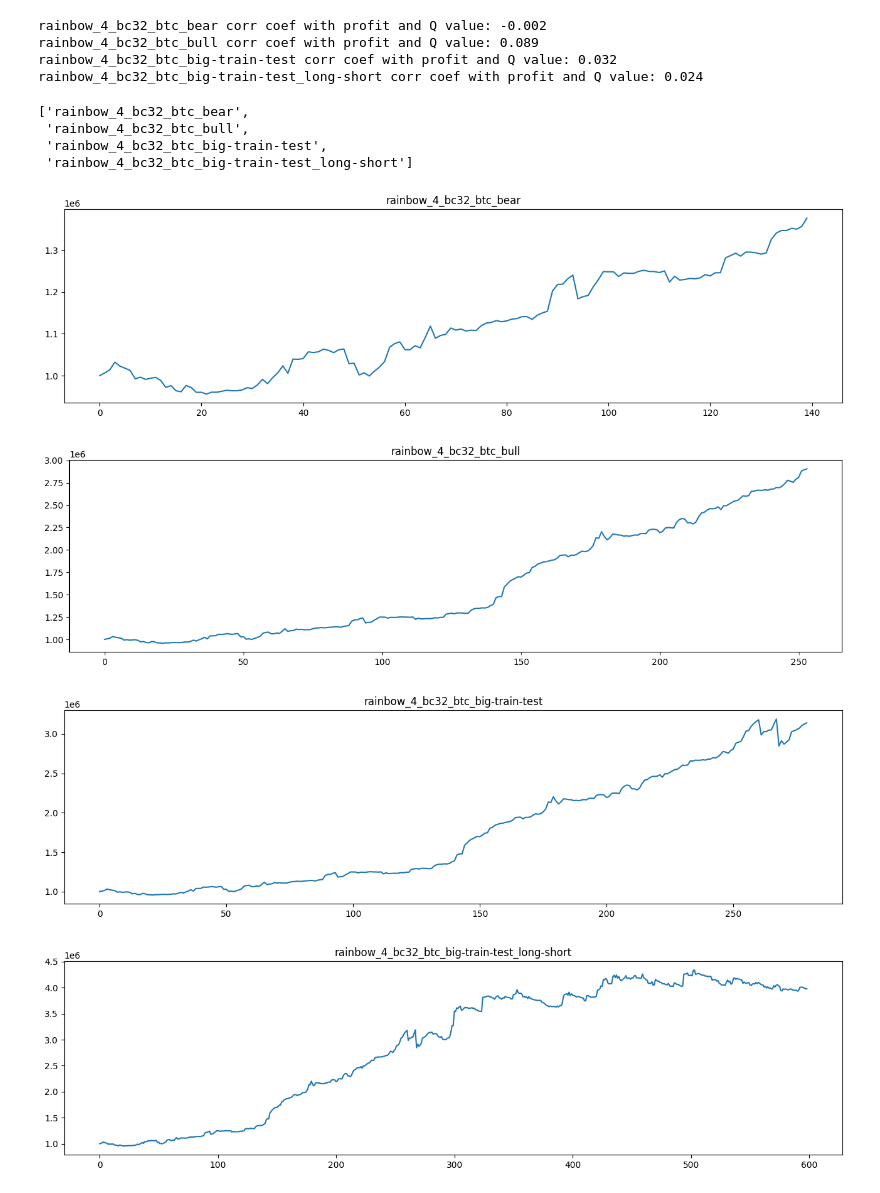
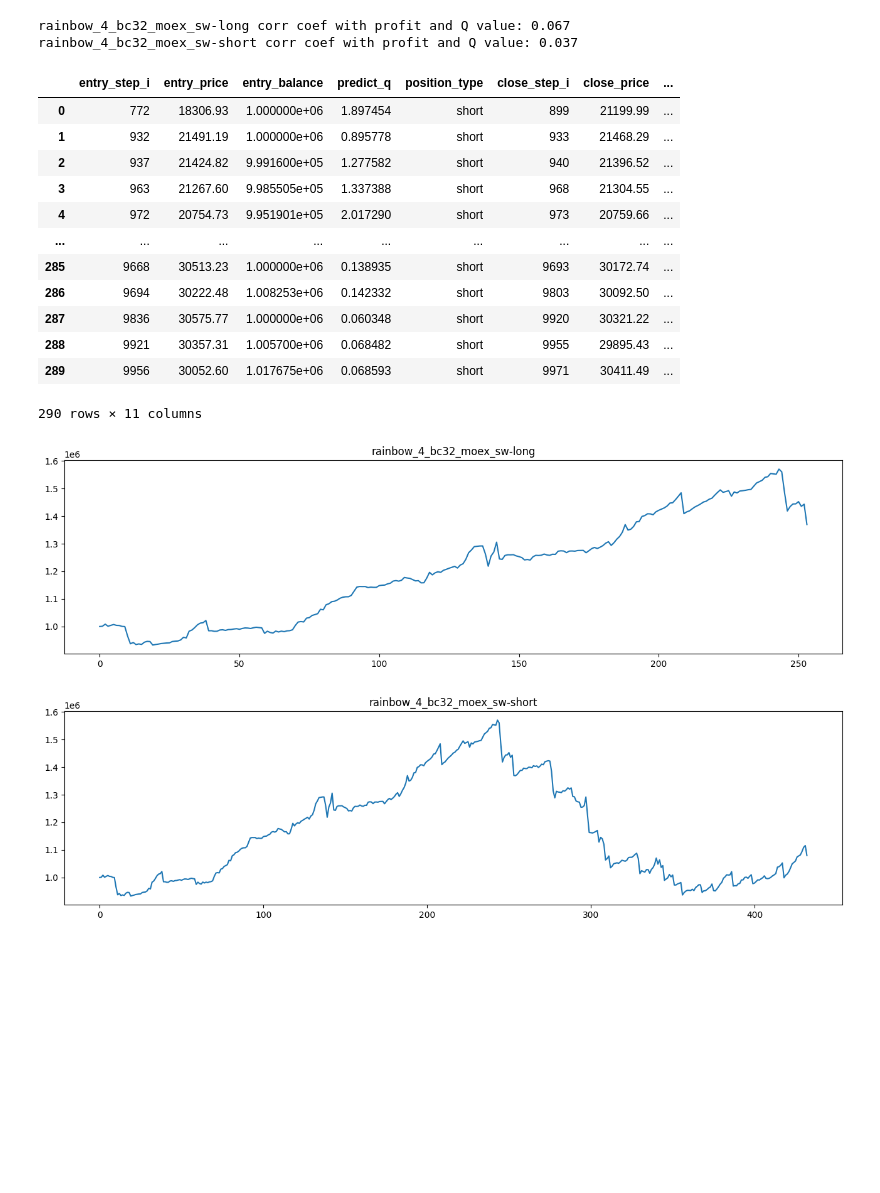
Before and after one commit to NLZer0/DQN_trading_bot, a Jupyter notebook: result_analyze.ipynb, the cells around one changed output. Saved outputs shown, nothing was run; the diff lists cells and outputs as text; code cells hidden in the pictures; blank space fills up the shorter version.

```diff
--- a/result_analyze.ipynb
+++ b/result_analyze.ipynb
@@ -31,7 +39,8 @@ data = load_data()
 test_types = list(data)
 test_types.sort()
 # %%
-using_results = ['rainbow_4_bc32_btc_bear', 'rainbow_4_bc32_btc_bull', 'rainbow_4_bc32_btc_big-train-test', 'rainbow_4_bc32_btc_big-train-test_long-short']
+# using_results = ['rainbow_4_bc32_btc_bear', 'rainbow_4_bc32_btc_bull', 'rainbow_4_bc32_btc_sw-long', 'rainbow_4_bc32_btc_sw-short']
+using_results = ['rainbow_4_bc32_moex_sw-long', 'rainbow_4_bc32_moex_sw-short']
 plt.figure(figsize=(16,4))
 for test_type in test_types:
     if test_type not in using_results:
@@ -101,39 +100,55 @@ for test_type in using_results:
     coef = np.corrcoef(data[test_type].profit, data[test_type].predict_q)
     print(f'{test_type} corr coef with profit and Q value: {coef[0, 1]:.3f}')
 # %% [output]
-rainbow_4_bc32_btc_bear corr coef with profit and Q value: -0.002
-rainbow_4_bc32_btc_bull corr coef with profit and Q value: 0.089
-rainbow_4_bc32_btc_big-train-test corr coef with profit and Q value: 0.032
-rainbow_4_bc32_btc_big-train-test_long-short corr coef with profit and Q value: 0.024
+rainbow_4_bc32_moex_sw-long corr coef with profit and Q value: 0.067
+rainbow_4_bc32_moex_sw-short corr coef with profit and Q value: 0.037
-# %%
-using_results
-# %% [output]
-['rainbow_4_bc32_btc_bear',
- 'rainbow_4_bc32_btc_bull',
- 'rainbow_4_bc32_btc_big-train-test',
- 'rainbow_4_bc32_btc_big-train-test_long-short']
+# %%
+data['rainbow_4_bc32_btc_sw-short']
+# %% [output]
+|  | entry_step_i | entry_price | entry_balance | predict_q | position_type | close_step_i | close_price | ... |
+| 0 | 772 | 18306.93 | 1.000000e+06 | 1.897454 | short | 899 | 21199.99 | ... |
+| 1 | 932 | 21491.19 | 1.000000e+06 | 0.895778 | short | 933 | 21468.29 | ... |
+| 2 | 937 | 21424.82 | 9.991600e+05 | 1.277582 | short | 940 | 21396.52 | ... |
+| 3 | 963 | 21267.60 | 9.985505e+05 | 1.337388 | short | 968 | 21304.55 | ... |
+| 4 | 972 | 20754.73 | 9.951901e+05 | 2.017290 | short | 973 | 20759.66 | ... |
+| ... | ... | ... | ... | ... | ... | ... | ... | ... |
+| 285 | 9668 | 30513.23 | 1.000000e+06 | 0.138935 | short | 9693 | 30172.74 | ... |
+| 286 | 9694 | 30222.48 | 1.008253e+06 | 0.142332 | short | 9803 | 30092.50 | ... |
+| 287 | 9836 | 30575.77 | 1.000000e+06 | 0.060348 | short | 9920 | 30321.22 | ... |
+| 288 | 9921 | 30357.31 | 1.005700e+06 | 0.068482 | short | 9955 | 29895.43 | ... |
+| 289 | 9956 | 30052.60 | 1.017675e+06 | 0.068593 | short | 9971 | 30411.49 | ... |
+290 rows × 11 columns
 # %%
 balance_arr = [1_000_000]
 comis = 0.0005
 
 for test_type in using_results:
     data[test_type] = data[test_type].reset_index(drop=True)
     for i in range(data[test_type].shape[0]):
-        ep, cp = data[test_type].at[i, 'entry_price'], data[test_type].at[i, 'close_price']
+        ep, cp, deal_type = data[test_type].at[i, 'entry_price'], data[test_type].at[i, 'close_price'], data[test_type].at[i, 'position_type']
+        price_diff = (cp - ep) / ep
+        if price_diff > 0.05:
+            cp = ep * 1.05
+        elif price_diff < -0.05:
+            cp = ep * 0.95
+
         last_balance = balance_arr[-1]
         buy_c = last_balance // ep - 1
-        last_balance -= buy_c * ep * (1 + comis)
-        last_balance += buy_c * cp * (1 - comis)
+
+        if deal_type == 'long':
+            last_balance -= buy_c * ep * (1 + comis)
+            last_balance += buy_c * cp * (1 - comis)
+        else:
+            last_balance += buy_c * ep * (1 - comis)
+            last_balance -= buy_c * cp * (1 + comis)
         balance_arr.append(last_balance)
 
     plt.figure(figsize=(16,4))
     plt.title(test_type)
     plt.plot(balance_arr)
 # %% [output]
-[figure, old version]
+[figure, new version]
-[figure, old version]
+[figure, new version]
-[figure, removed]
-[figure, removed]
 # %%
 def dots_to_line(_df, dot_idx: np.array, line_col: str):
     _df[line_col] = np.nan
```
Also changed, not shown: parts of 15 cells of this notebook, 17 other files.
